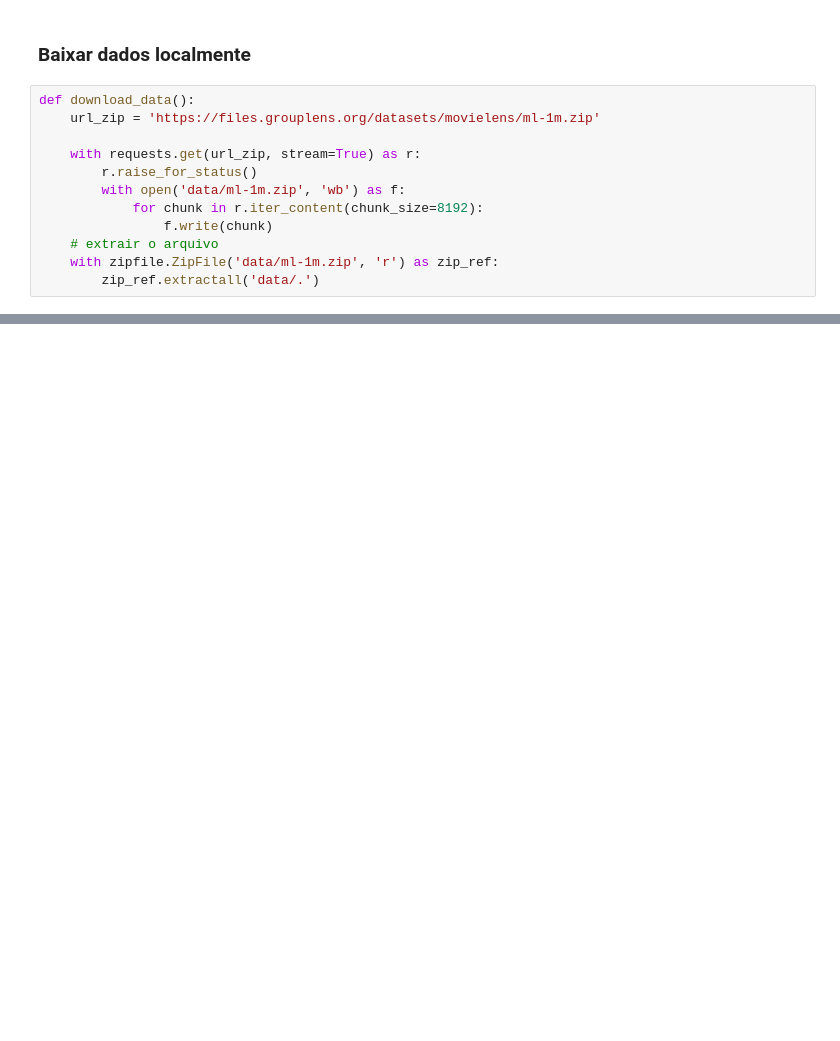
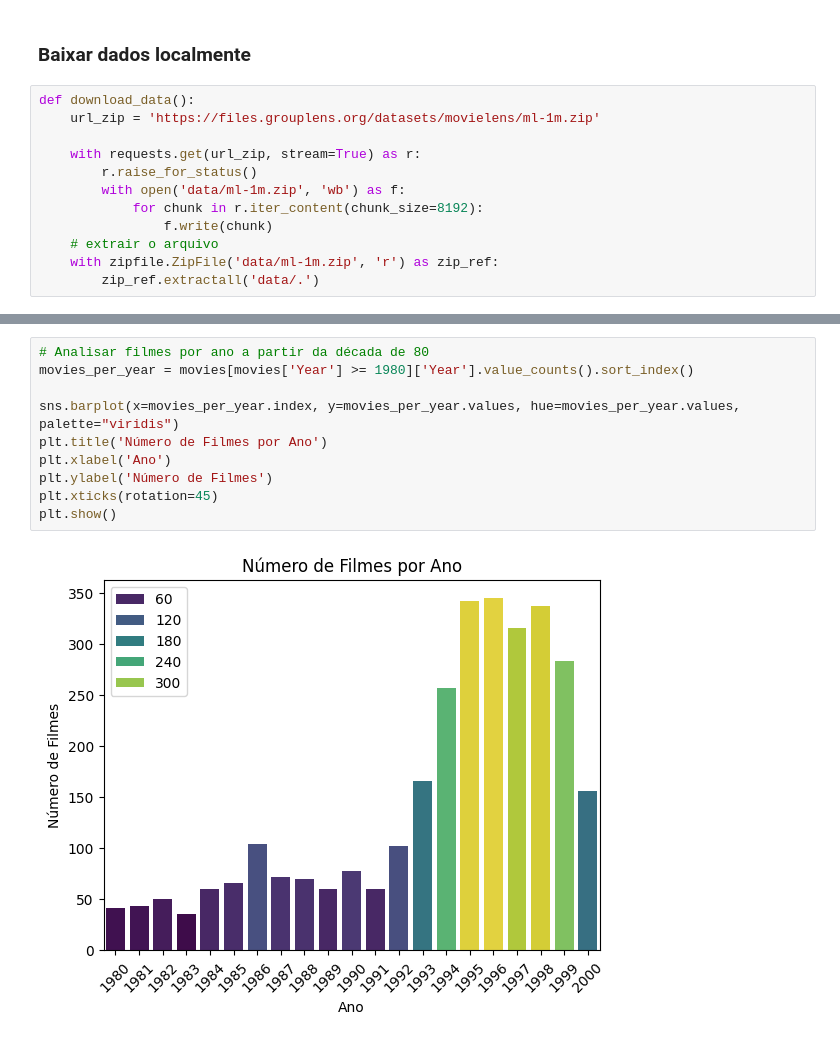
Before and after one commit to casalecchi/data-mining, a Jupyter notebook: movie.ipynb, the cells around one changed output, grey strips where cells are left out. Cells and saved outputs as stored; diff of their text form; blank space fills up the shorter version.

```diff
--- a/movie.ipynb
+++ b/movie.ipynb
@@ -30,0 +112,12 @@ movies = pd.read_csv(movies_file, sep='::', header=None, names=movies_columns, e
+# %%
+# Analisar filmes por ano a partir da década de 80
+movies_per_year = movies[movies['Year'] >= 1980]['Year'].value_counts().sort_index()
+
+sns.barplot(x=movies_per_year.index, y=movies_per_year.values, hue=movies_per_year.values, palette="viridis")
+plt.title('Número de Filmes por Ano')
+plt.xlabel('Ano')
+plt.ylabel('Número de Filmes')
+plt.xticks(rotation=45)
+plt.show()
+# %% [output]
+[figure, added]
```
Also changed, not shown: parts of 20 cells of this notebook.
